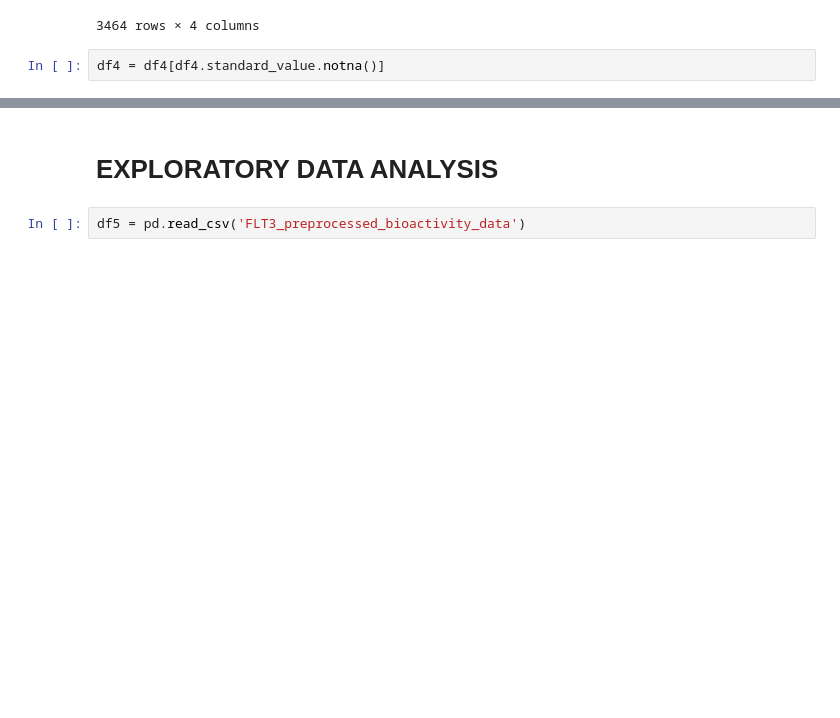
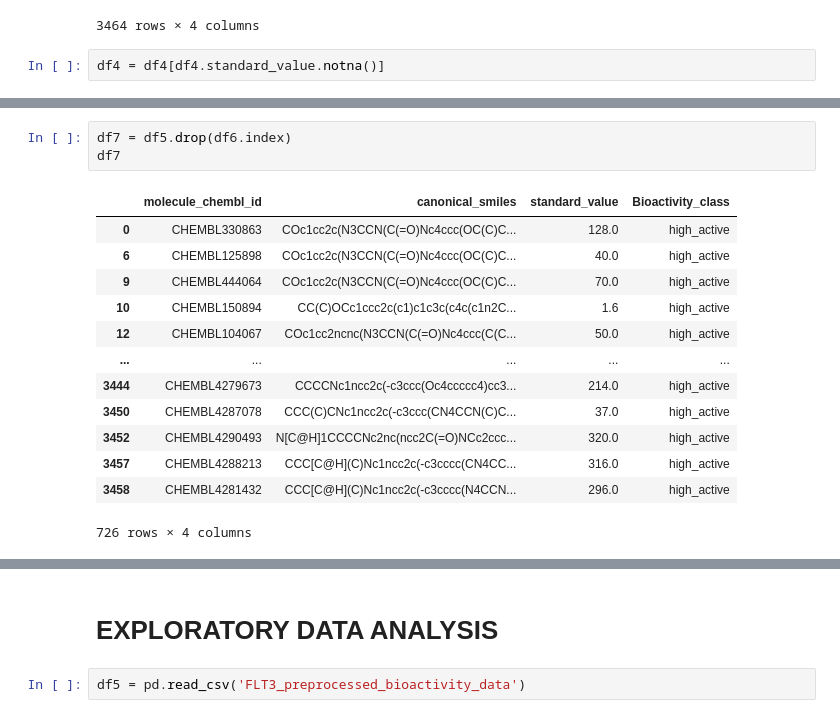
Before and after one commit to Edie738/Bioinformatics-Drug-discovery-project, a Jupyter notebook: Bioinformatics project_FLT3.ipynb, the cells around one changed output, grey strips where cells are left out. Saved outputs shown, nothing was run; the diff lists cells and outputs as text; blank space fills up the shorter version.

```diff
--- a/Bioinformatics project_FLT3.ipynb
+++ b/Bioinformatics project_FLT3.ipynb
@@ -135,0 +168,17 @@ df4 = df4[df4.standard_value.notna()]
+# %%
+df7 = df5.drop(df6.index)
+df7
+# %% [output]
+|  | molecule_chembl_id | canonical_smiles | standard_value | Bioactivity_class |
+| 0 | CHEMBL330863 | COc1cc2c(N3CCN(C(=O)Nc4ccc(OC(C)C... | 128.0 | high_active |
+| 6 | CHEMBL125898 | COc1cc2c(N3CCN(C(=O)Nc4ccc(OC(C)C... | 40.0 | high_active |
+| 9 | CHEMBL444064 | COc1cc2c(N3CCN(C(=O)Nc4ccc(OC(C)C... | 70.0 | high_active |
+| 10 | CHEMBL150894 | CC(C)OCc1ccc2c(c1)c1c3c(c4c(c1n2C... | 1.6 | high_active |
+| 12 | CHEMBL104067 | COc1cc2ncnc(N3CCN(C(=O)Nc4ccc(C(C... | 50.0 | high_active |
+| ... | ... | ... | ... | ... |
+| 3444 | CHEMBL4279673 | CCCCNc1ncc2c(-c3ccc(Oc4ccccc4)cc3... | 214.0 | high_active |
+| 3450 | CHEMBL4287078 | CCC(C)CNc1ncc2c(-c3ccc(CN4CCN(C)C... | 37.0 | high_active |
+| 3452 | CHEMBL4290493 | N[C@H]1CCCCNc2nc(ncc2C(=O)NCc2ccc... | 320.0 | high_active |
+| 3457 | CHEMBL4288213 | CCC[C@H](C)Nc1ncc2c(-c3cccc(CN4CC... | 316.0 | high_active |
+| 3458 | CHEMBL4281432 | CCC[C@H](C)Nc1ncc2c(-c3cccc(N4CCN... | 296.0 | high_active |
+726 rows × 4 columns
```
Also changed, not shown: parts of 15 cells of this notebook, 4 other files.
